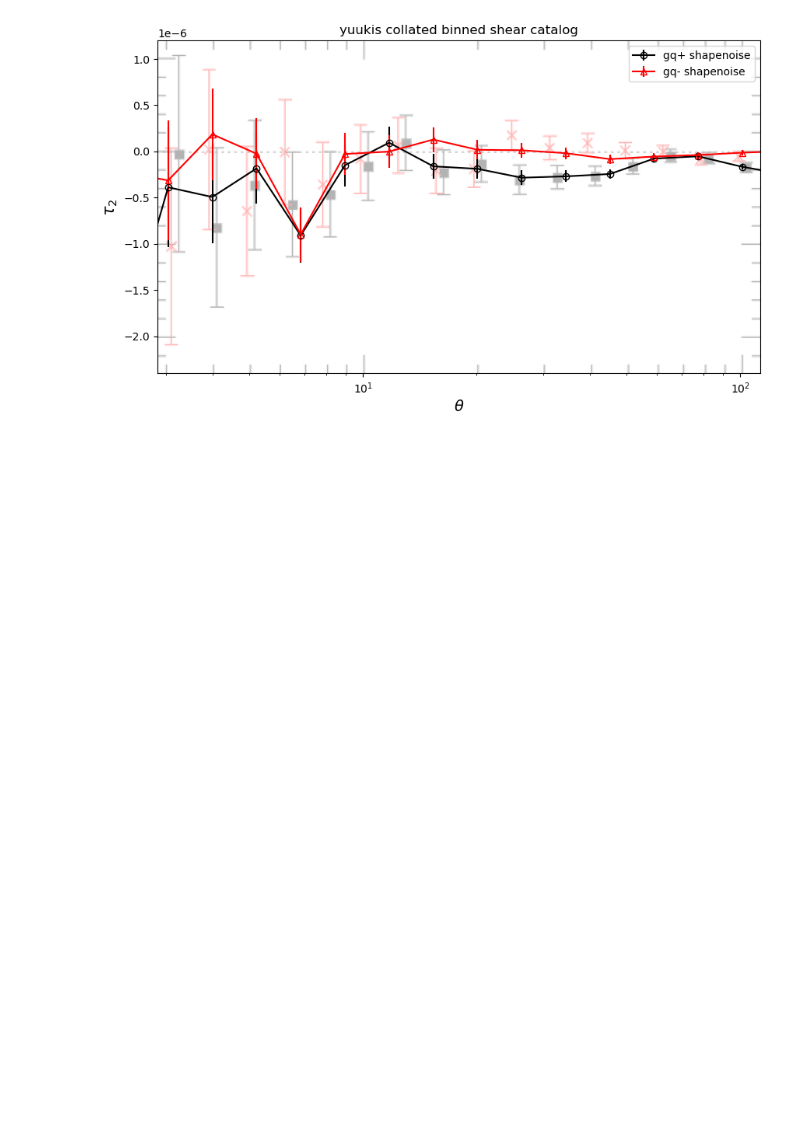
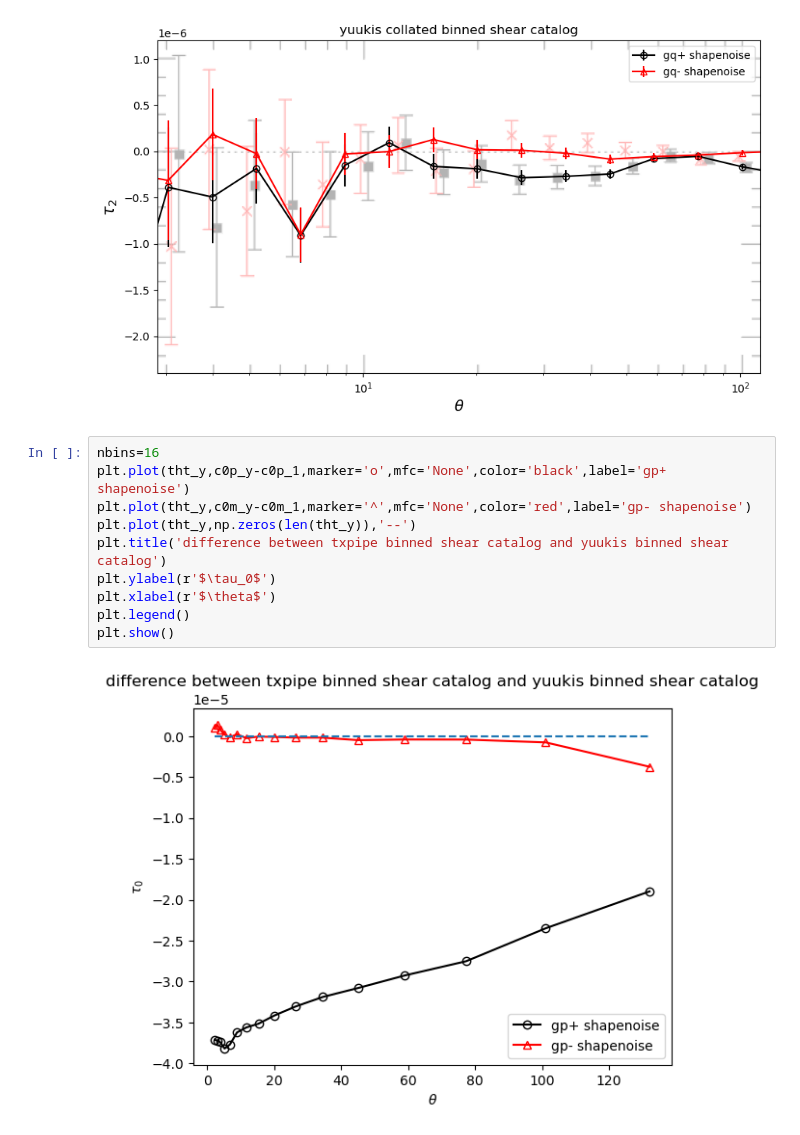
Before and after one commit to LSSTDESC/nulltests_txpipe, a Jupyter notebook: hscy1/TauStatsPaperComparison.ipynb, the cells around one changed output. Drawn from its saved outputs; the diff is of its cells as text; blank space fills up the shorter version.

```diff
--- a/hscy1/TauStatsPaperComparison.ipynb
+++ b/hscy1/TauStatsPaperComparison.ipynb
@@ -395,3 +525,15 @@ plt.legend()
 plt.show()
 # %% [output]
 [figure]
+# %%
+nbins=16
+plt.plot(tht_y,c0p_y-c0p_1,marker='o',mfc='None',color='black',label='gp+ shapenoise')
+plt.plot(tht_y,c0m_y-c0m_1,marker='^',mfc='None',color='red',label='gp- shapenoise')
+plt.plot(tht_y,np.zeros(len(tht_y)),'--')
+plt.title('difference between txpipe binned shear catalog and yuukis binned shear catalog')
+plt.ylabel(r'$\tau_0$')
+plt.xlabel(r'$\theta$')
+plt.legend()
+plt.show()
+# %% [output]
+[figure, added]
```
Also changed, not shown: parts of 14 cells of this notebook.
